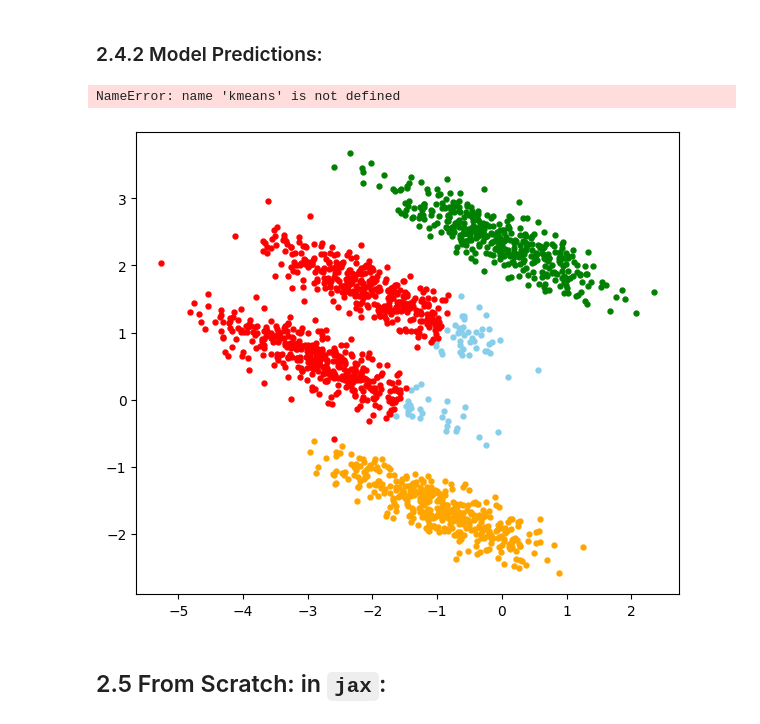
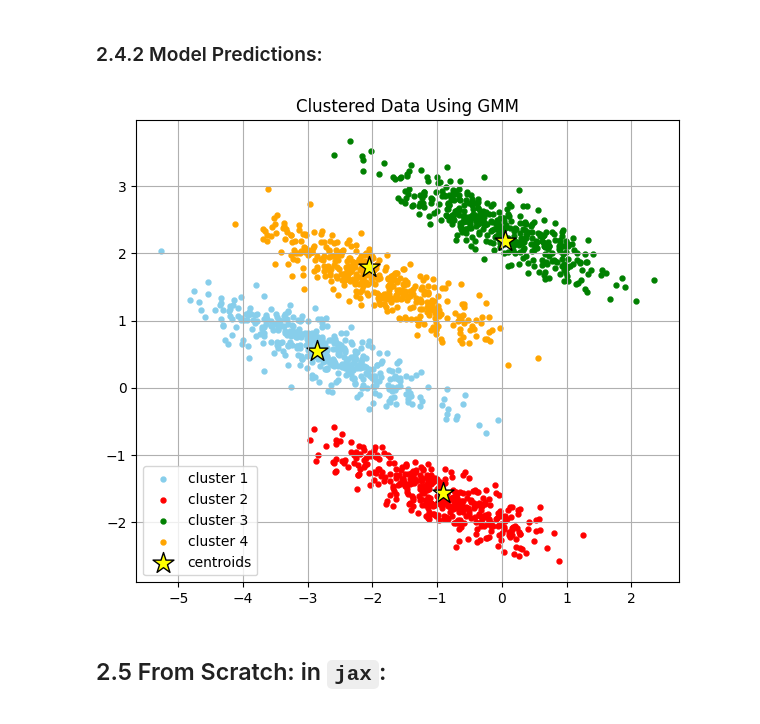
Before and after one commit to vbwanere/SEDS-in-Python, a Jupyter notebook: gmm_lib/GMM_from_scratch.ipynb, the cells around one changed output. Drawn from its saved outputs; the diff is of its cells as text; code cells hidden in the pictures.

```diff
--- a/gmm_lib/GMM_from_scratch.ipynb
+++ b/gmm_lib/GMM_from_scratch.ipynb
@@ -518,6 +520,12 @@ class GaussianMixture:
         self.max_iter = int(max_iter)
 
     def initialize(self, X):
+        """Initialize the means, covariances, and mixing coefficients.
+
+        Args:
+            X (array_like): This is the input data set of shape (m,n),
+            with m datapoints and n features.
+        """
         self.shape = X.shape # shape of the input (m, n)
         self.m, self.n = self.shape
 
@@ -578,7 +586,7 @@ class GaussianMixture:
 # %% [markdown]
 ### 2.4.2 Model Predictions:
 # %%
-my_gmm = GaussianMixture(k=4, max_iter=20)
+my_gmm = GaussianMixture(k=4, max_iter=30)
 my_gmm.fit(X)
 
 y_pred_my_gmm = my_gmm.predict(X)
@@ -597,36 +605,35 @@ plt.scatter(
     X[y_pred_my_gmm == 1, 0], X[y_pred_my_gmm == 1, 1],
     s=50, c='red',
     marker='.', label='cluster 2'
 )
 
 # plot cluster 3
 plt.scatter(
     X[y_pred_my_gmm == 2, 0], X[y_pred_my_gmm == 2, 1],
     s=50, c='green',
     marker='.', label='cluster 3'
 )
 
 # plot cluster 4
 plt.scatter(
     X[y_pred_my_gmm == 3, 0], X[y_pred_my_gmm == 3, 1],
     s=50, c='orange', marker='.',
     label='cluster 4'
 )
 
 # plot the centroids
 plt.scatter(
     kmeans.cluster_centers_[:, 0], kmeans.cluster_centers_[:, 1],
     s=250, marker='*',
     c='yellow', edgecolor='black',
     label='centroids'
 )
-plt.title('Clustered Data Using k-means')
+plt.title('Clustered Data Using GMM')
 plt.legend(scatterpoints=1)
 plt.grid()
 plt.show()
 # %% [output]
-NameError: name 'kmeans' is not defined
-[figure, old version]
+[figure, new version]
 # %% [markdown]
 ## 2.5 From Scratch: in `jax`:
 # %%
```
Also changed, not shown: parts of 4 cells of this notebook, 34 other files.
